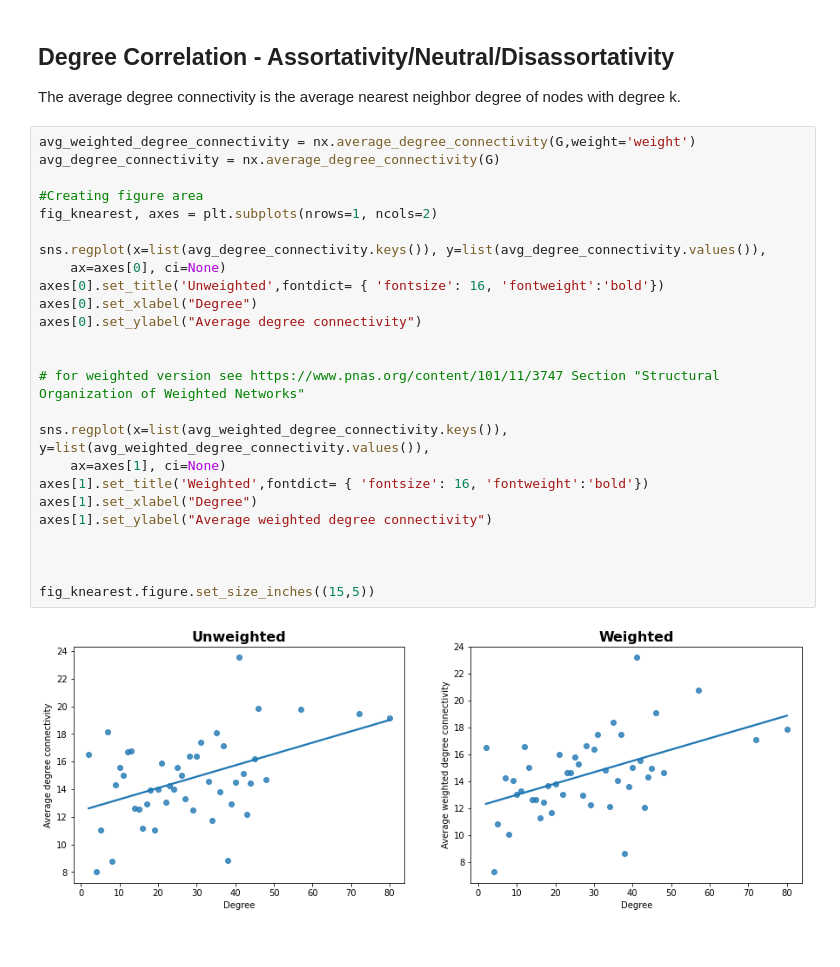
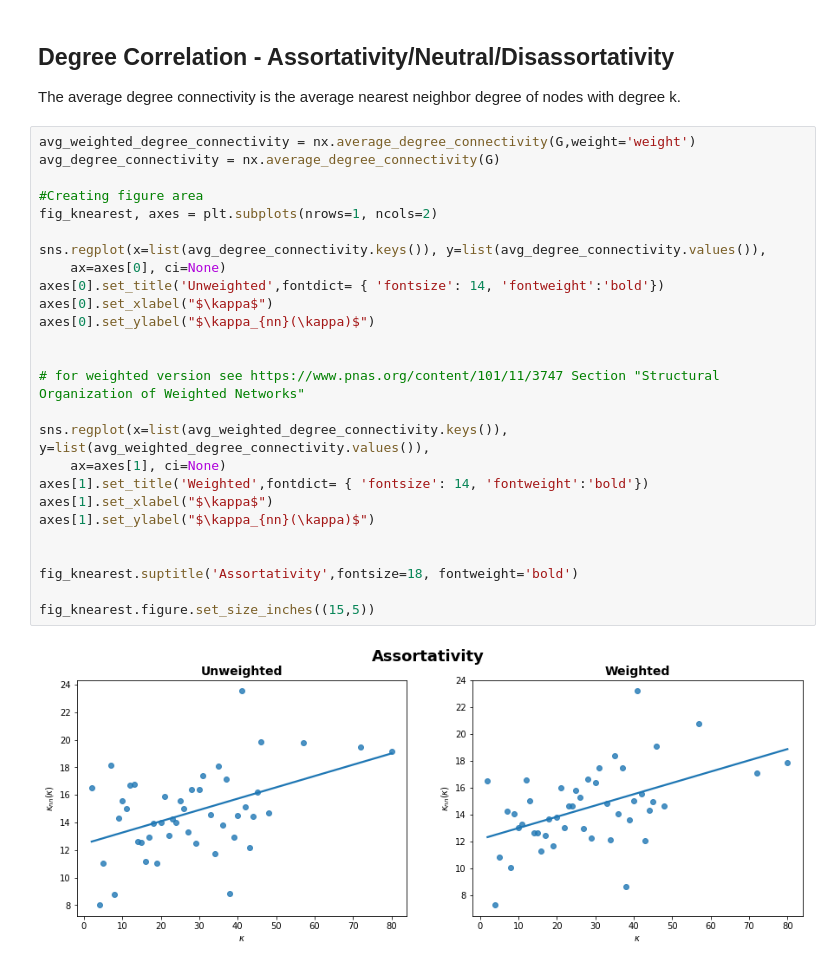
Before and after one commit to danielegerbaldo/Complex-Networks-Analysis-Project, a Jupyter notebook: CNA_Section_3_Centrality_Measures.ipynb, the cells around one changed output. Saved outputs shown, nothing was run; the diff lists cells and outputs as text.

Commit message:
Assortativity graph labels adjusted

```diff
--- a/CNA_Section_3_Centrality_Measures.ipynb
+++ b/CNA_Section_3_Centrality_Measures.ipynb
@@ -259,27 +259,28 @@ The average degree connectivity is the average nearest neighbor degree of nodes
 # %%
 avg_weighted_degree_connectivity = nx.average_degree_connectivity(G,weight='weight')
 avg_degree_connectivity = nx.average_degree_connectivity(G)
 
 #Creating figure area
 fig_knearest, axes = plt.subplots(nrows=1, ncols=2)
 
 sns.regplot(x=list(avg_degree_connectivity.keys()), y=list(avg_degree_connectivity.values()),
     ax=axes[0], ci=None)
-axes[0].set_title('Unweighted',fontdict= { 'fontsize': 16, 'fontweight':'bold'})
-axes[0].set_xlabel("Degree")
-axes[0].set_ylabel("Average degree connectivity")
+axes[0].set_title('Unweighted',fontdict= { 'fontsize': 14, 'fontweight':'bold'})
+axes[0].set_xlabel("$\kappa$")
+axes[0].set_ylabel("$\kappa_{nn}(\kappa)$")
 
 
 # for weighted version see https://www.pnas.org/content/101/11/3747 Section "Structural Organization of Weighted Networks"
 
 sns.regplot(x=list(avg_weighted_degree_connectivity.keys()), y=list(avg_weighted_degree_connectivity.values()),
     ax=axes[1], ci=None)
-axes[1].set_title('Weighted',fontdict= { 'fontsize': 16, 'fontweight':'bold'})
-axes[1].set_xlabel("Degree")
-axes[1].set_ylabel("Average weighted degree connectivity")
+axes[1].set_title('Weighted',fontdict= { 'fontsize': 14, 'fontweight':'bold'})
+axes[1].set_xlabel("$\kappa$")
+axes[1].set_ylabel("$\kappa_{nn}(\kappa)$")
 
 
+fig_knearest.suptitle('Assortativity',fontsize=18, fontweight='bold')
 
 fig_knearest.figure.set_size_inches((15,5))
 # %% [output]
-[figure, old version]
+[figure, new version]
```
